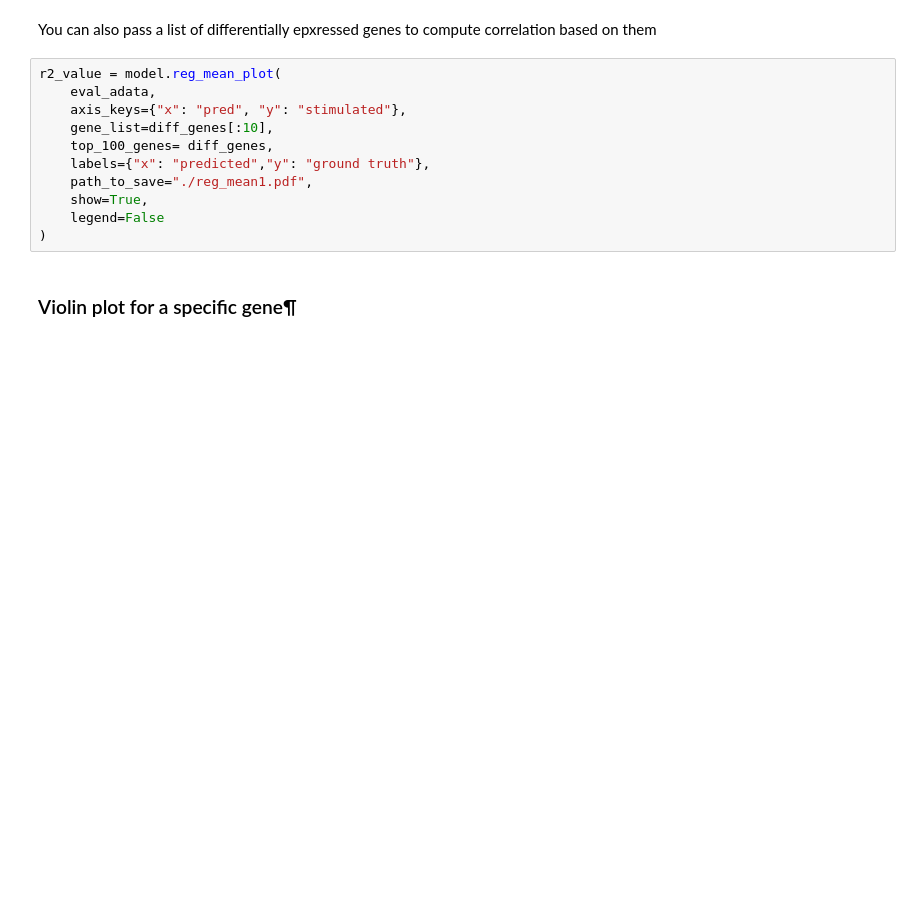
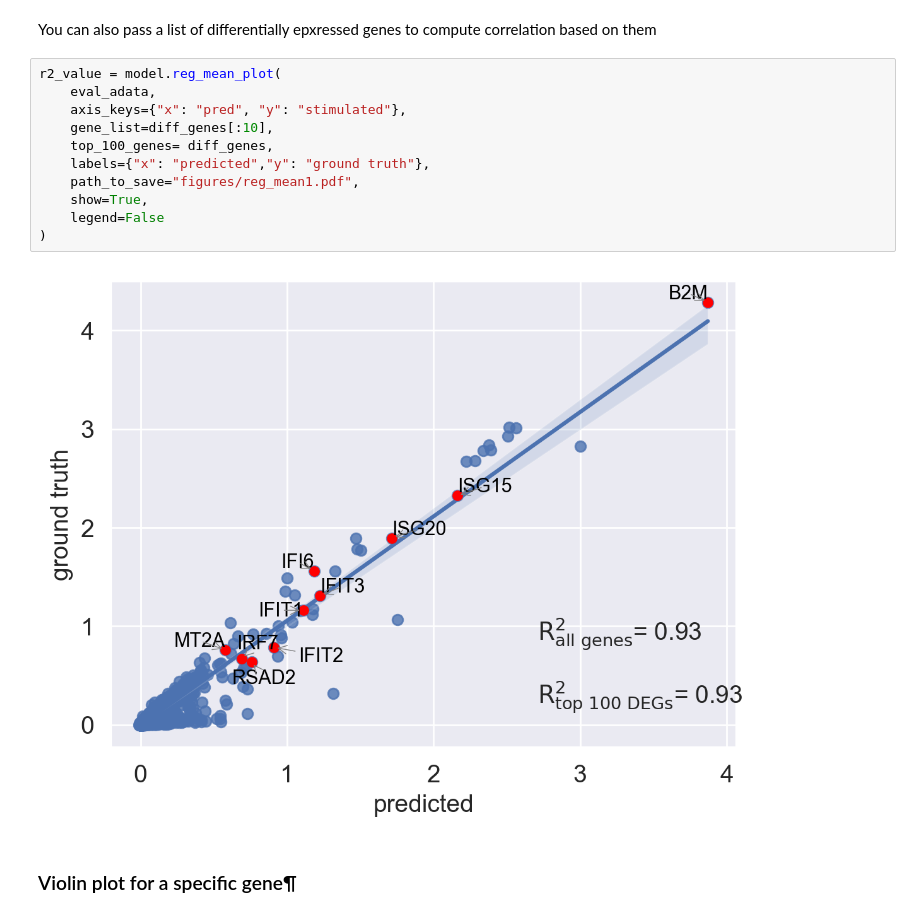
Before and after one commit to danorel/vaegen, a Jupyter notebook: scGen+VAE.ipynb, the cells around one changed output. Cells and saved outputs as stored; diff of their text form; blank space fills up the shorter version.

```diff
--- a/scGen+VAE.ipynb
+++ b/scGen+VAE.ipynb
@@ -436,14 +449,16 @@ You can also pass a list of differentially epxressed genes to compute correlatio
 # %%
 r2_value = model.reg_mean_plot(
     eval_adata,
     axis_keys={"x": "pred", "y": "stimulated"},
     gene_list=diff_genes[:10],
     top_100_genes= diff_genes,
     labels={"x": "predicted","y": "ground truth"},
-    path_to_save="./reg_mean1.pdf",
+    path_to_save="figures/reg_mean1.pdf",
     show=True,
     legend=False
 )
+# %% [output]
+[figure, added]
 # %% [markdown]
 ### Violin plot for a specific gene¶
 # %% [markdown]
```
Also changed, not shown: parts of 14 cells of this notebook, 2 other files.
